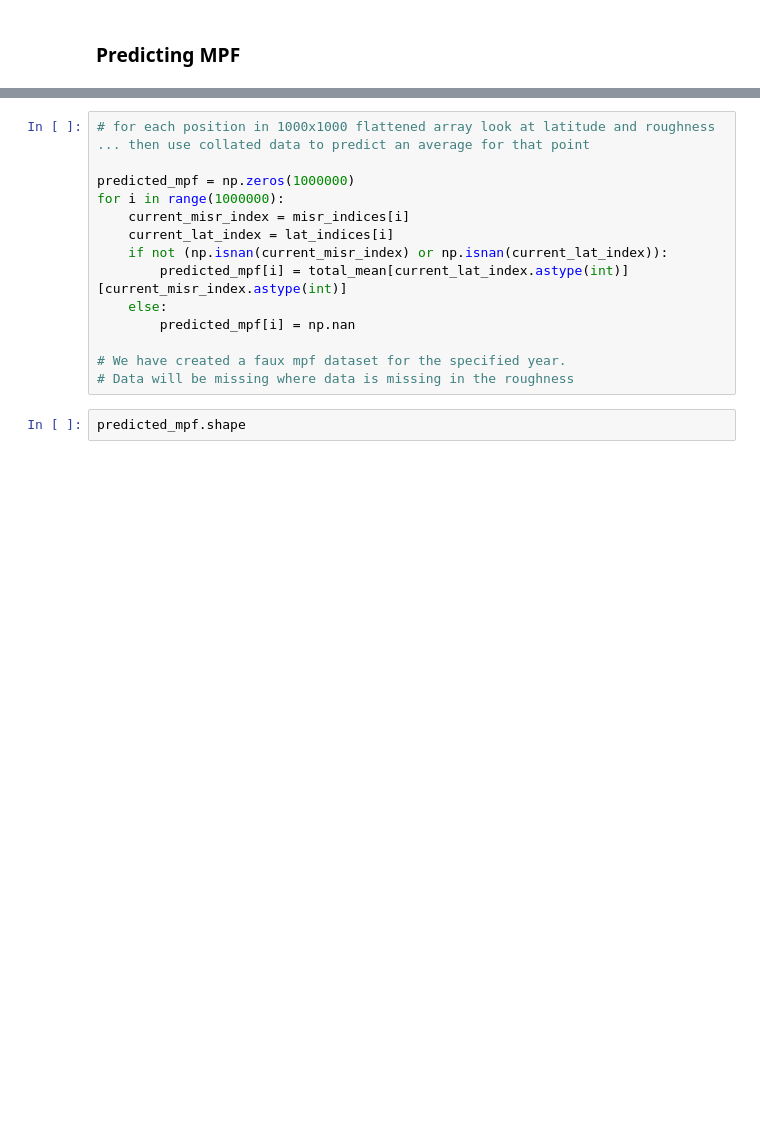
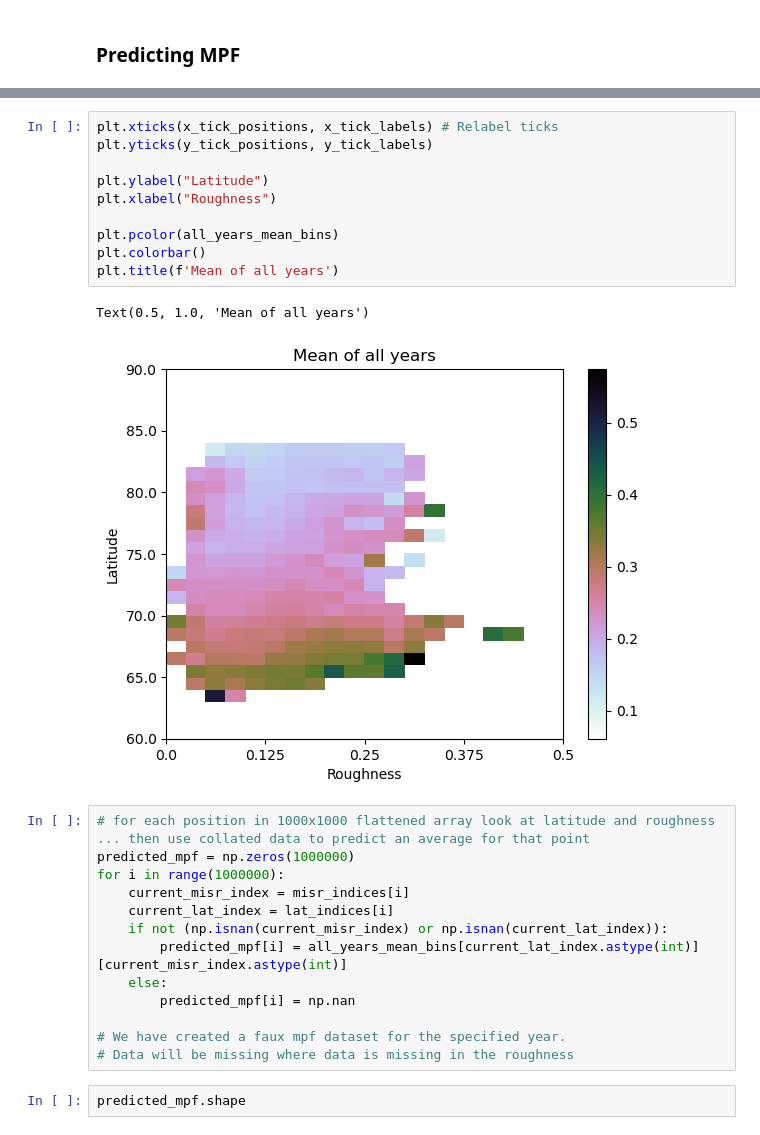
Before and after one commit to rhtweedie/modelled_mpf_with_advection, a Jupyter notebook: lat_analysis_take_2.ipynb, the cells around one changed output, grey strips where cells are left out. Drawn from its saved outputs; the diff is of its cells as text; blank space fills up the shorter version.

```diff
--- a/lat_analysis_take_2.ipynb
+++ b/lat_analysis_take_2.ipynb
@@ -351,15 +335,27 @@ print(f'Overall mean shape: {total_mean.shape}')
 # %% [output]
 Yearly averages shape: (6, 30, 20)
 Overall mean shape: (30, 20)
+# %%
+plt.xticks(x_tick_positions, x_tick_labels) # Relabel ticks
+plt.yticks(y_tick_positions, y_tick_labels)
+
+plt.ylabel("Latitude")
+plt.xlabel("Roughness")
+
+plt.pcolor(all_years_mean_bins)
+plt.colorbar()
+plt.title(f'Mean of all years')
+# %% [output]
+Text(0.5, 1.0, 'Mean of all years')
+[figure, added]
 # %%
 # for each position in 1000x1000 flattened array look at latitude and roughness ... then use collated data to predict an average for that point
-
 predicted_mpf = np.zeros(1000000)
 for i in range(1000000):
     current_misr_index = misr_indices[i]
     current_lat_index = lat_indices[i]
     if not (np.isnan(current_misr_index) or np.isnan(current_lat_index)):
-        predicted_mpf[i] = total_mean[current_lat_index.astype(int)][current_misr_index.astype(int)]
+        predicted_mpf[i] = all_years_mean_bins[current_lat_index.astype(int)][current_misr_index.astype(int)]
     else:
         predicted_mpf[i] = np.nan
 
```
Also changed, not shown: parts of 24 cells of this notebook.
